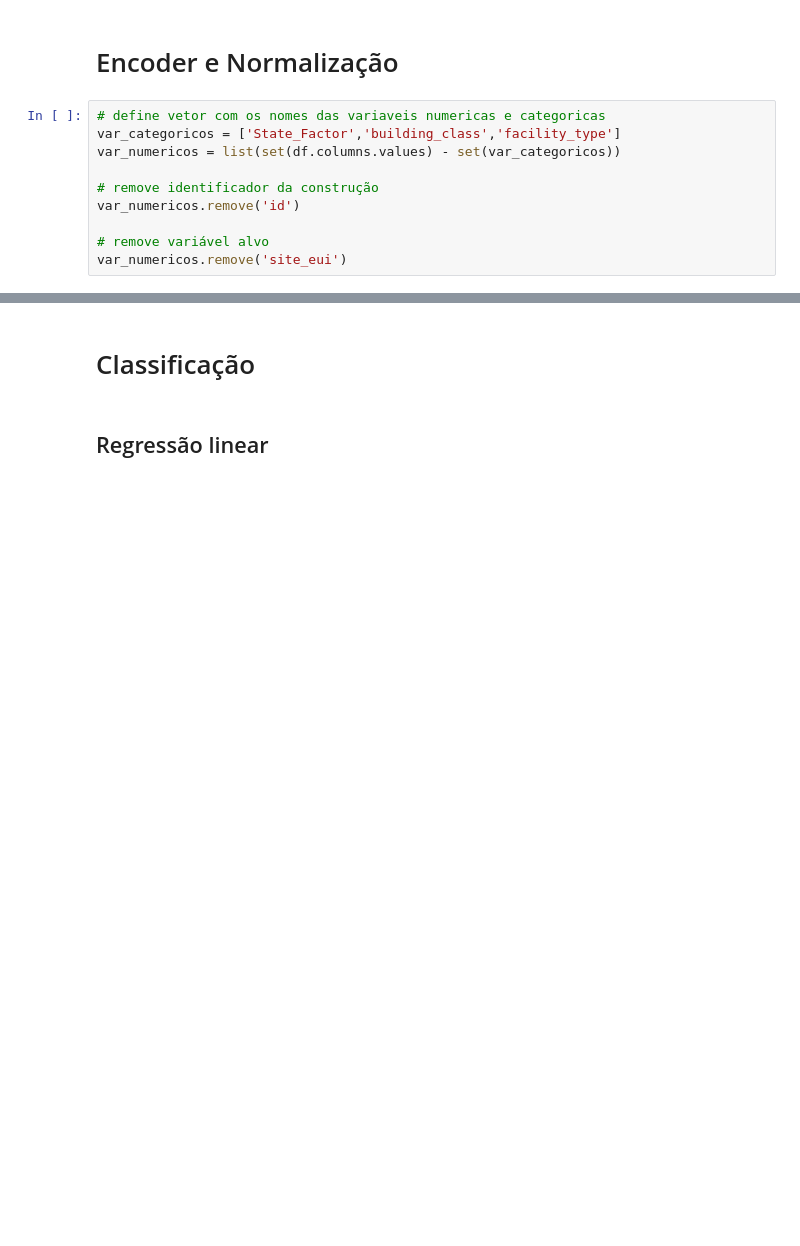
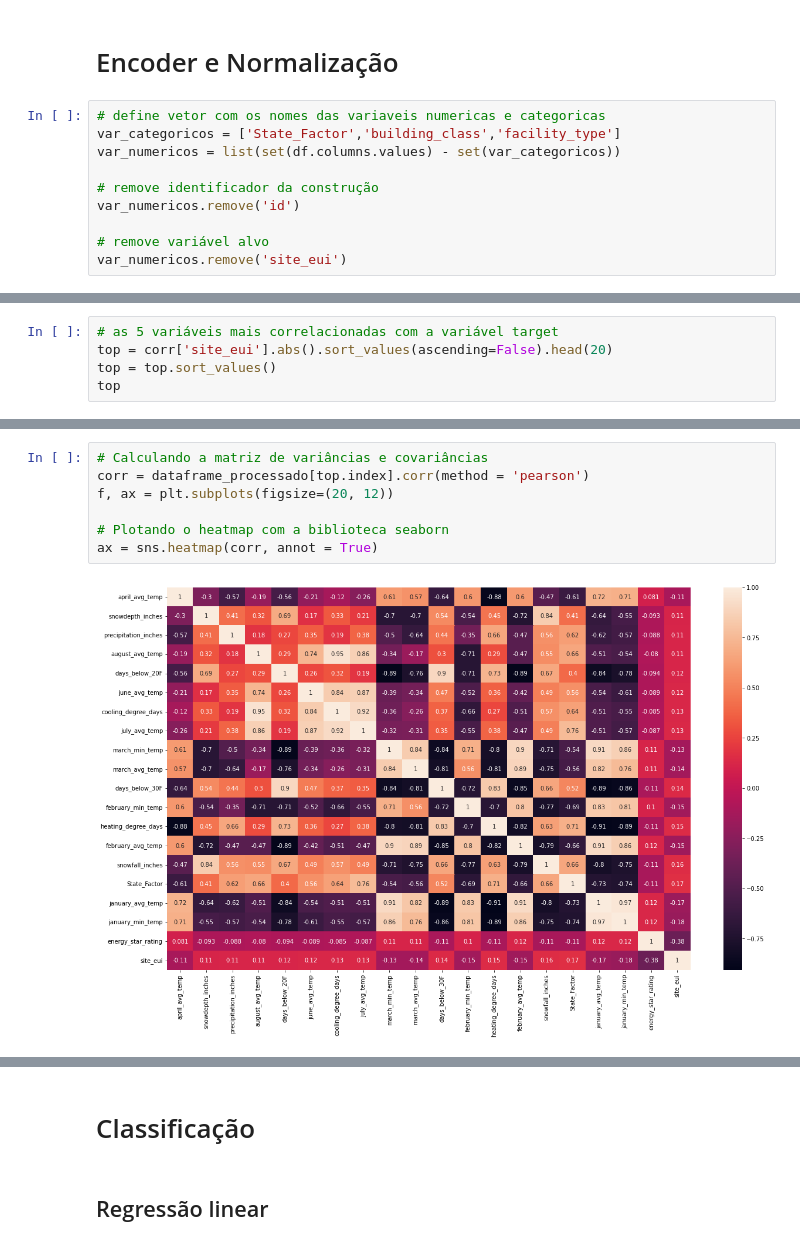
Before and after one commit to luizgonzagasilva/kaggle-wids2022, a Jupyter notebook: EXploracao.ipynb, the cells around one changed output, grey strips where cells are left out. Cells and saved outputs as stored; diff of their text form; blank space fills up the shorter version.

```diff
--- a/EXploracao.ipynb
+++ b/EXploracao.ipynb
@@ -257,0 +272,5 @@ dataframe_processado.head()
+# %%
+# as 5 variáveis mais correlacionadas com a variável target
+top = corr['site_eui'].abs().sort_values(ascending=False).head(20)
+top = top.sort_values()
+top
@@ -257,0 +295,9 @@ dataframe_processado.head()
+# %%
+# Calculando a matriz de variâncias e covariâncias
+corr = dataframe_processado[top.index].corr(method = 'pearson')
+f, ax = plt.subplots(figsize=(20, 12))
+
+# Plotando o heatmap com a biblioteca seaborn
+ax = sns.heatmap(corr, annot = True)
+# %% [output]
+[figure, added]
```
Also changed, not shown: parts of 32 cells of this notebook.
